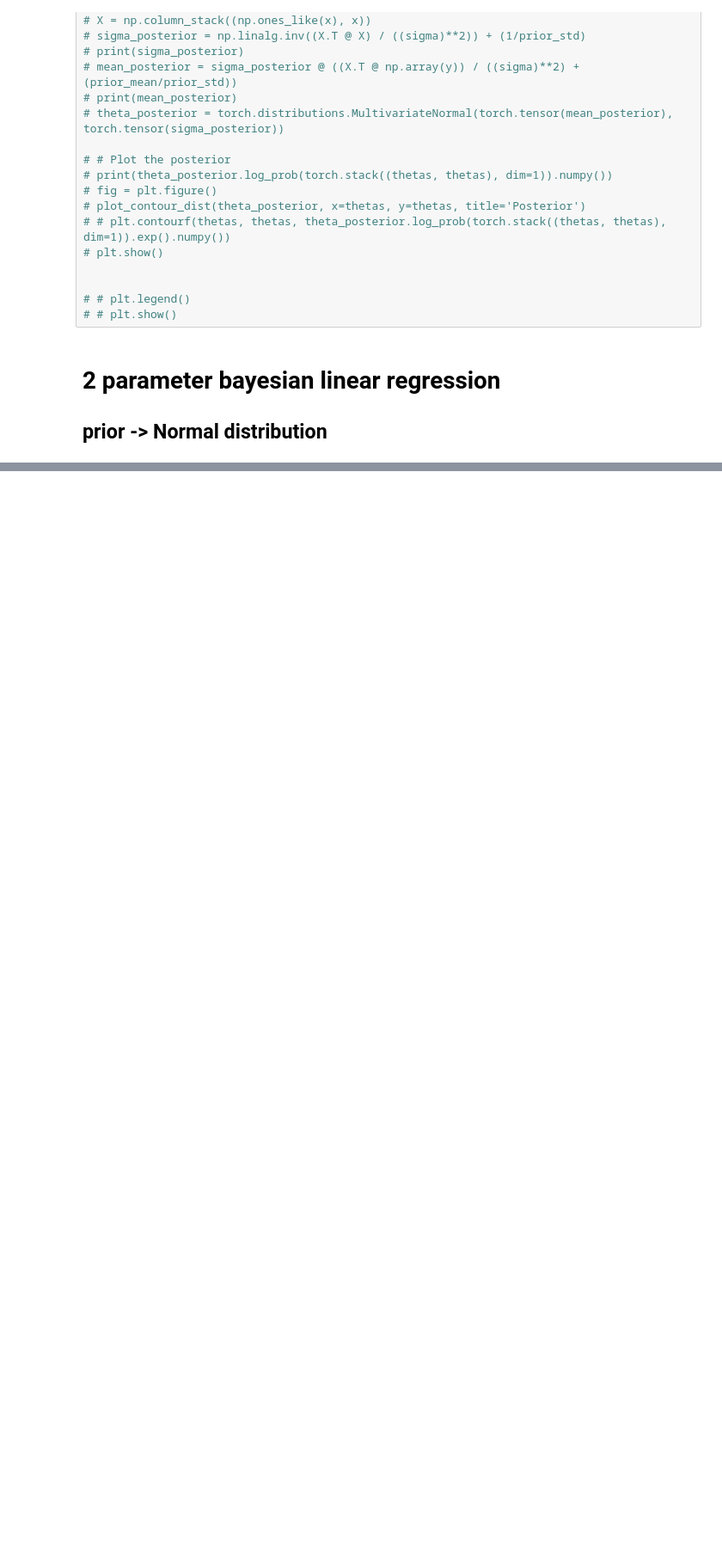
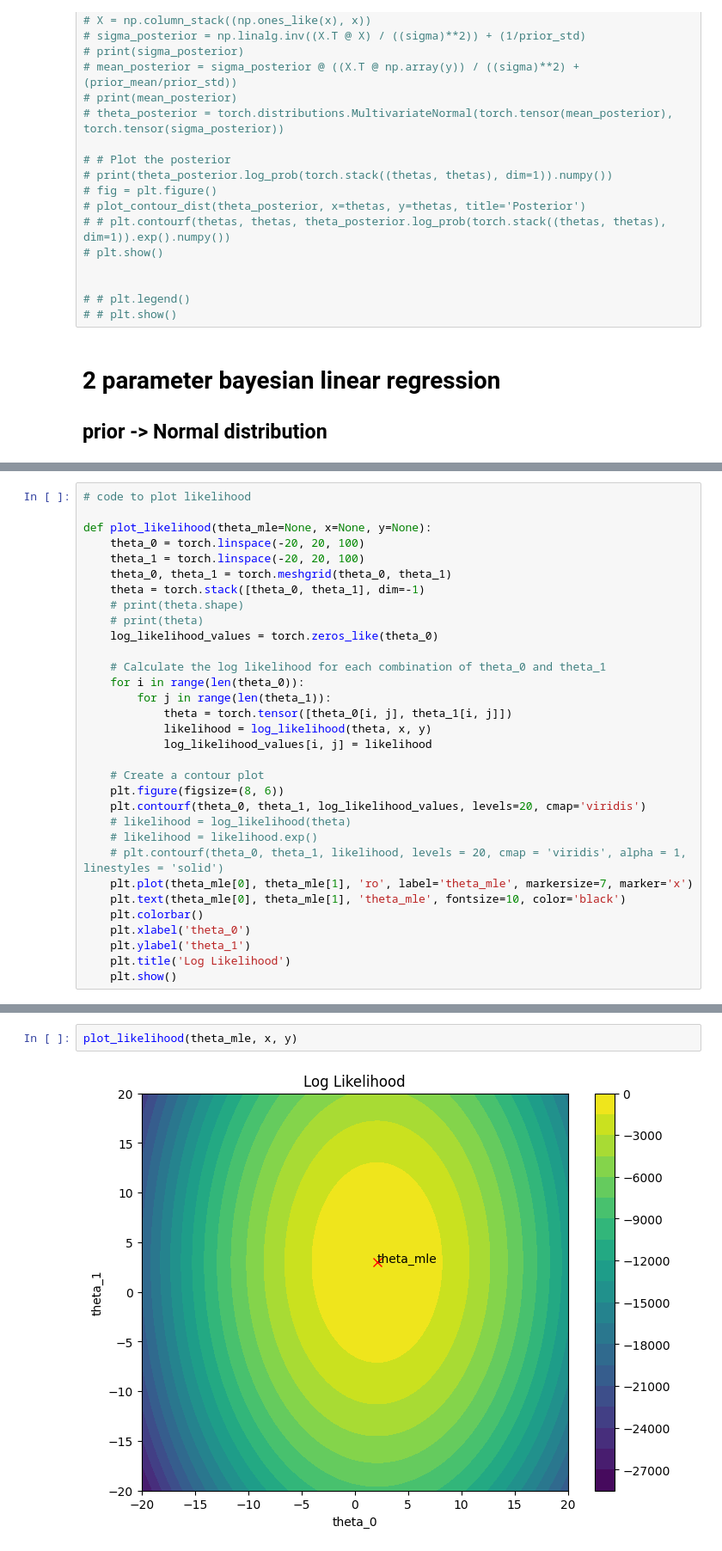
Before and after one commit to Kalash0309/Bayesian_Unlearning, a Jupyter notebook: Kalash/bayesian_linear_regression.ipynb, the cells around one changed output, grey strips where cells are left out. Shown at 86% size. Drawn from its saved outputs; the diff is of its cells as text; blank space fills up the shorter version.

```diff
--- a/Kalash/bayesian_linear_regression.ipynb
+++ b/Kalash/bayesian_linear_regression.ipynb
@@ -302,3 +308,35 @@ tensor(-35.9706)
+# %%
+# code to plot likelihood
+
+def plot_likelihood(theta_mle=None, x=None, y=None):
+    theta_0 = torch.linspace(-20, 20, 100)
+    theta_1 = torch.linspace(-20, 20, 100)
+    theta_0, theta_1 = torch.meshgrid(theta_0, theta_1)
+    theta = torch.stack([theta_0, theta_1], dim=-1)
+    # print(theta.shape)
+    # print(theta)
+    log_likelihood_values = torch.zeros_like(theta_0)
+
+    # Calculate the log likelihood for each combination of theta_0 and theta_1
+    for i in range(len(theta_0)):
+        for j in range(len(theta_1)):
+            theta = torch.tensor([theta_0[i, j], theta_1[i, j]])
+            likelihood = log_likelihood(theta, x, y)
+            log_likelihood_values[i, j] = likelihood
+
+    # Create a contour plot
+    plt.figure(figsize=(8, 6))
+    plt.contourf(theta_0, theta_1, log_likelihood_values, levels=20, cmap='viridis')
+    # likelihood = log_likelihood(theta)
+    # likelihood = likelihood.exp()
+    # plt.contourf(theta_0, theta_1, likelihood, levels = 20, cmap = 'viridis', alpha = 1, linestyles = 'solid')
+    plt.plot(theta_mle[0], theta_mle[1], 'ro', label='theta_mle', markersize=7, marker='x')
+    plt.text(theta_mle[0], theta_mle[1], 'theta_mle', fontsize=10, color='black')
+    plt.colorbar()
+    plt.xlabel('theta_0')
+    plt.ylabel('theta_1')
+    plt.title('Log Likelihood')
+    plt.show()
 # %%
 # theta mle using closed form solution
 
@@ -315,3 +353,7 @@ array([2.0336905, 3.007174 ], dtype=float32)
+# %%
+plot_likelihood(theta_mle, x, y)
+# %% [output]
+[figure, added]
 # %%
 # theta map using closed form solution
 
```
Also changed, not shown: parts of 31 cells of this notebook, 31 other files.
